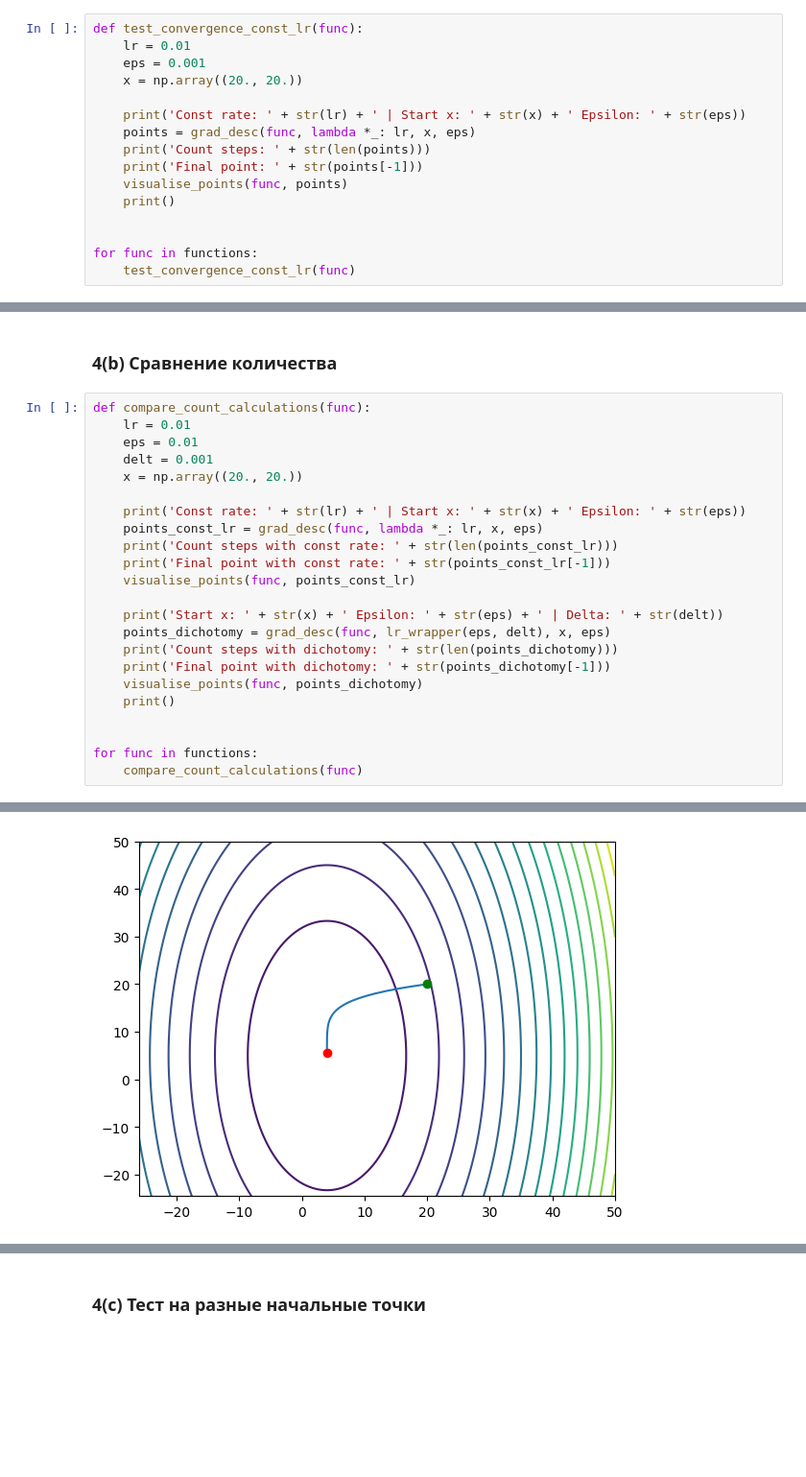
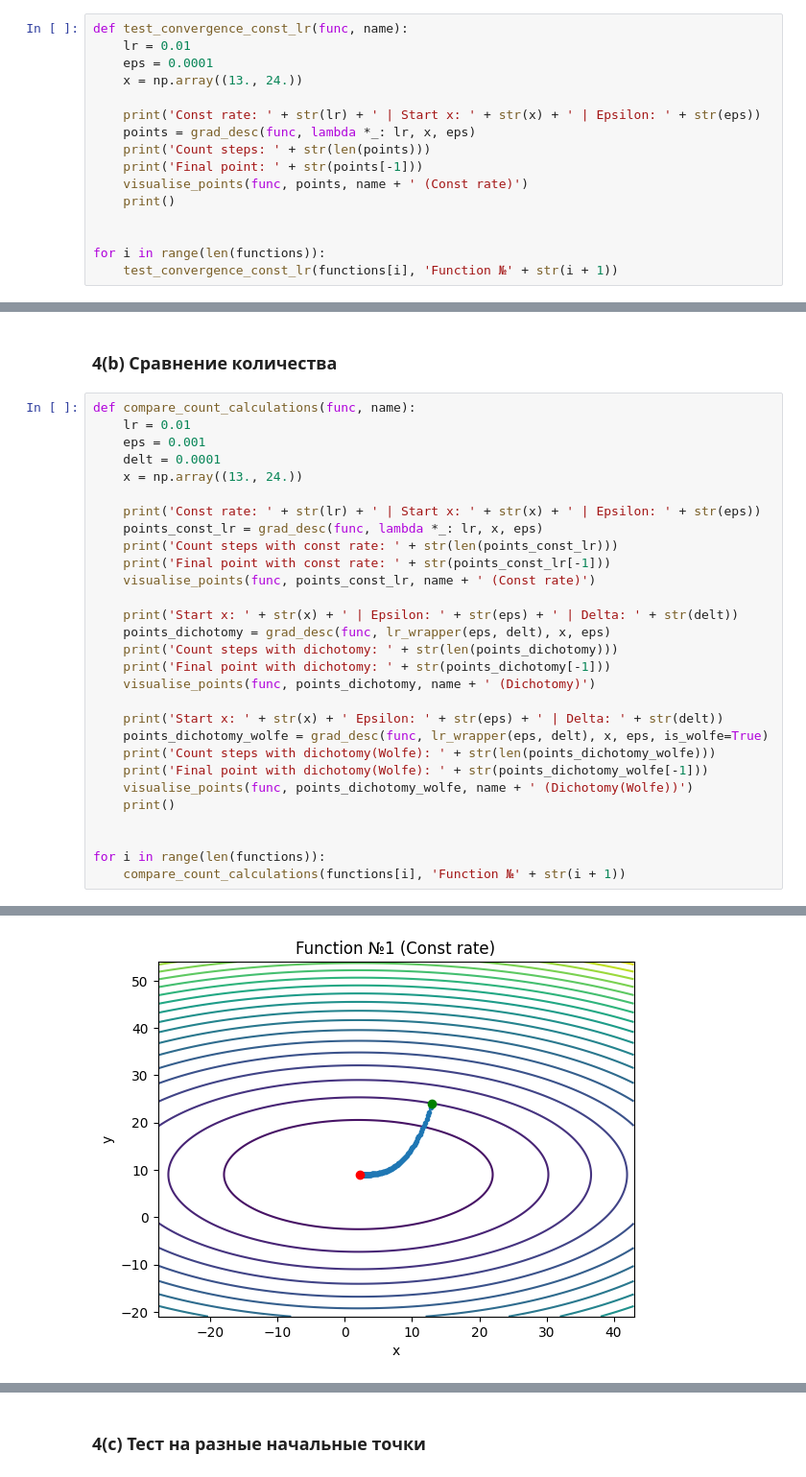
Before and after one commit to BasedKT/lab1, a Jupyter notebook: app.ipynb, the cells around one changed output, grey strips where cells are left out. Shown at 96% size. Cells and saved outputs as stored; diff of their text form; blank space fills up the shorter version.

```diff
--- a/app.ipynb
+++ b/app.ipynb
@@ -129,19 +132,19 @@ functions = [Function(func) for func in [func1, func2, func3]]
 # %% [markdown]
 ### 4(a) Сходимость с постоянным шагом
 # %%
-def test_convergence_const_lr(func):
+def test_convergence_const_lr(func, name):
     lr = 0.01
-    eps = 0.001
-    x = np.array((20., 20.))
+    eps = 0.0001
+    x = np.array((13., 24.))
 
-    print('Const rate: ' + str(lr) + ' | Start x: ' + str(x) + ' Epsilon: ' + str(eps))
+    print('Const rate: ' + str(lr) + ' | Start x: ' + str(x) + ' | Epsilon: ' + str(eps))
     points = grad_desc(func, lambda *_: lr, x, eps)
     print('Count steps: ' + str(len(points)))
     print('Final point: ' + str(points[-1]))
-    visualise_points(func, points)
+    visualise_points(func, points, name + ' (Const rate)')
     print()
 
 
-for func in functions:
-    test_convergence_const_lr(func)
+for i in range(len(functions)):
+    test_convergence_const_lr(functions[i], 'Function №' + str(i + 1))
 # %% [output]
@@ -160,26 +163,32 @@ Final point: [-2.17974508  1.01391333]
 # %% [markdown]
 ### 4(b) Сравнение количества
 # %%
-def compare_count_calculations(func):
+def compare_count_calculations(func, name):
     lr = 0.01
-    eps = 0.01
-    delt = 0.001
-    x = np.array((20., 20.))
+    eps = 0.001
+    delt = 0.0001
+    x = np.array((13., 24.))
 
-    print('Const rate: ' + str(lr) + ' | Start x: ' + str(x) + ' Epsilon: ' + str(eps))
+    print('Const rate: ' + str(lr) + ' | Start x: ' + str(x) + ' | Epsilon: ' + str(eps))
     points_const_lr = grad_desc(func, lambda *_: lr, x, eps)
     print('Count steps with const rate: ' + str(len(points_const_lr)))
     print('Final point with const rate: ' + str(points_const_lr[-1]))
-    visualise_points(func, points_const_lr)
+    visualise_points(func, points_const_lr, name + ' (Const rate)')
 
-    print('Start x: ' + str(x) + ' Epsilon: ' + str(eps) + ' | Delta: ' + str(delt))
+    print('Start x: ' + str(x) + ' | Epsilon: ' + str(eps) + ' | Delta: ' + str(delt))
     points_dichotomy = grad_desc(func, lr_wrapper(eps, delt), x, eps)
     print('Count steps with dichotomy: ' + str(len(points_dichotomy)))
     print('Final point with dichotomy: ' + str(points_dichotomy[-1]))
-    visualise_points(func, points_dichotomy)
+    visualise_points(func, points_dichotomy, name + ' (Dichotomy)')
+
+    print('Start x: ' + str(x) + ' Epsilon: ' + str(eps) + ' | Delta: ' + str(delt))
+    points_dichotomy_wolfe = grad_desc(func, lr_wrapper(eps, delt), x, eps, is_wolfe=True)
+    print('Count steps with dichotomy(Wolfe): ' + str(len(points_dichotomy_wolfe)))
+    print('Final point with dichotomy(Wolfe): ' + str(points_dichotomy_wolfe[-1]))
+    visualise_points(func, points_dichotomy_wolfe, name + ' (Dichotomy(Wolfe))')
     print()
 
 
-for func in functions:
-    compare_count_calculations(func)
+for i in range(len(functions)):
+    compare_count_calculations(functions[i], 'Function №' + str(i + 1))
 # %% [output]
@@ -189 +198 @@ Final point with const rate: [4.00000027 5.48364213]
-[figure, old version]
+[figure, new version]
```
Also changed, not shown: parts of 6 cells of this notebook.
